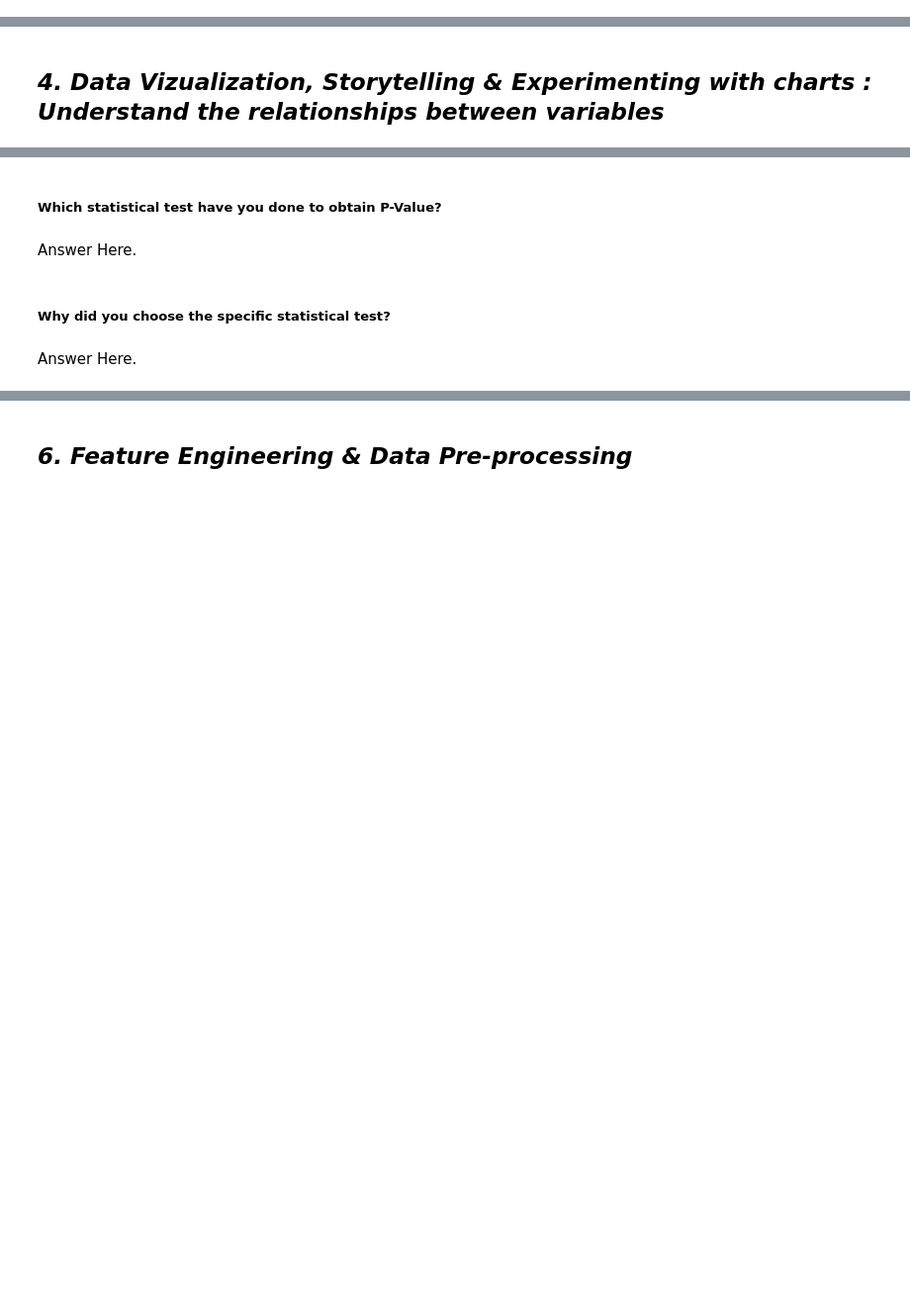
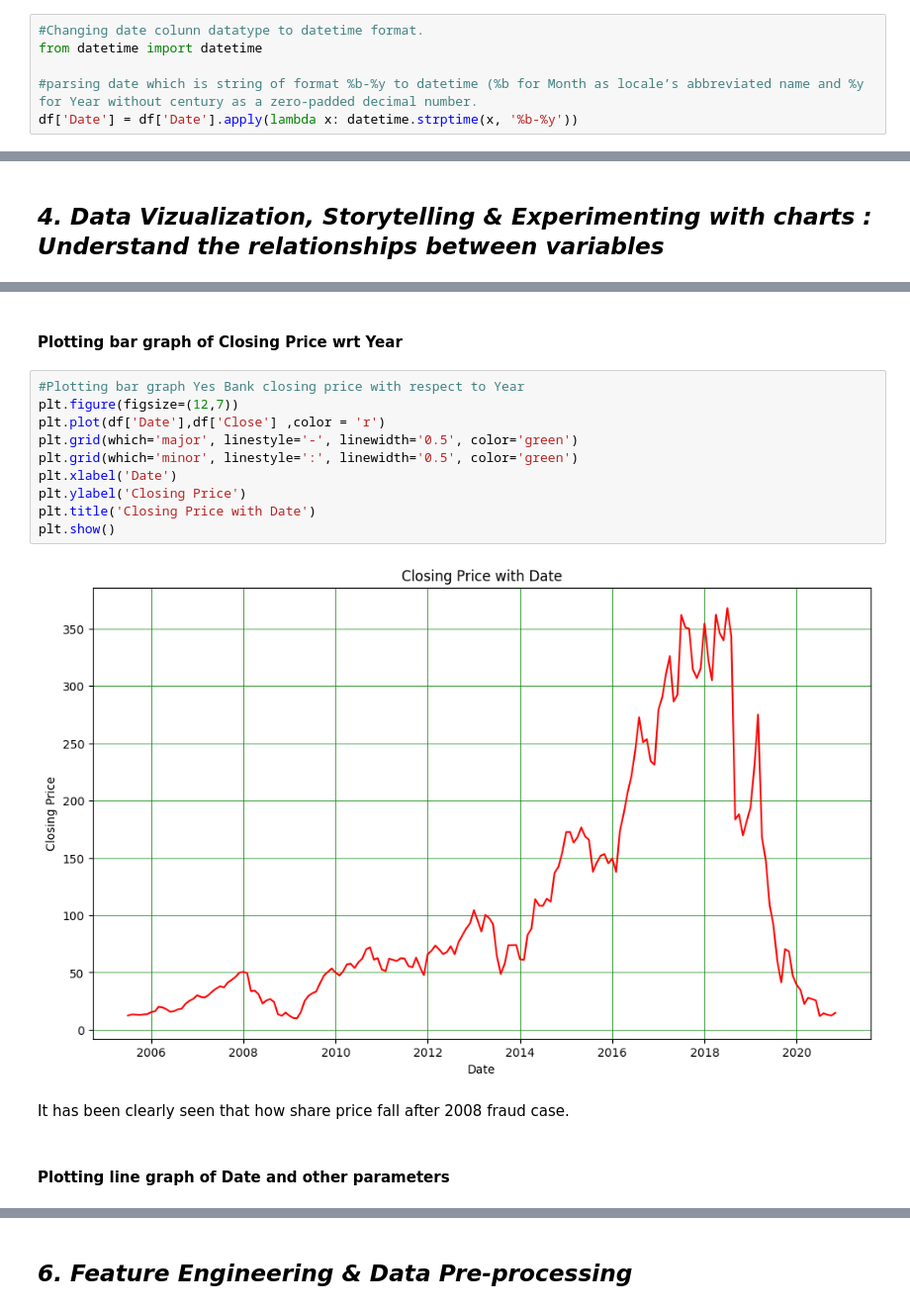
Before and after one commit to atulchune/YesBank_Stock_closing_price_prediction, a Jupyter notebook: YesBank_closing_stock_price_prediction.ipynb, the cells around one changed output, grey strips where cells are left out. Shown at 99% size. Cells and saved outputs as stored; diff of their text form; blank space fills up the shorter version.

```diff
--- a/YesBank_closing_stock_price_prediction.ipynb
+++ b/YesBank_closing_stock_price_prediction.ipynb
@@ -270,0 +287,6 @@ Answer Here.
+# %%
+#Changing date colunn datatype to datetime format.
+from datetime import datetime
+
+#parsing date which is string of format %b-%y to datetime (%b for Month as locale’s abbreviated name and %y for Year without century as a zero-padded decimal number.
+df['Date'] = df['Date'].apply(lambda x: datetime.strptime(x, '%b-%y'))
@@ -570,8 +314,18 @@ Answer Here.
-# %% [markdown]
-##### Which statistical test have you done to obtain P-Value?
-# %% [markdown]
-Answer Here.
-# %% [markdown]
-##### Why did you choose the specific statistical test?
-# %% [markdown]
-Answer Here.
+# %% [markdown]
+#### **Plotting bar graph of Closing Price wrt Year**
+# %%
+#Plotting bar graph Yes Bank closing price with respect to Year
+plt.figure(figsize=(12,7))
+plt.plot(df['Date'],df['Close'] ,color = 'r')
+plt.grid(which='major', linestyle='-', linewidth='0.5', color='green')
+plt.grid(which='minor', linestyle=':', linewidth='0.5', color='green')
+plt.xlabel('Date')
+plt.ylabel('Closing Price')
+plt.title('Closing Price with Date')
+plt.show()
+# %% [output]
+[figure, added]
+# %% [markdown]
+It has been clearly seen that how share price fall after 2008 fraud case.
+# %% [markdown]
+#### **Plotting line graph of Date and other parameters**
```
Also changed, not shown: parts of 172 cells of this notebook.
